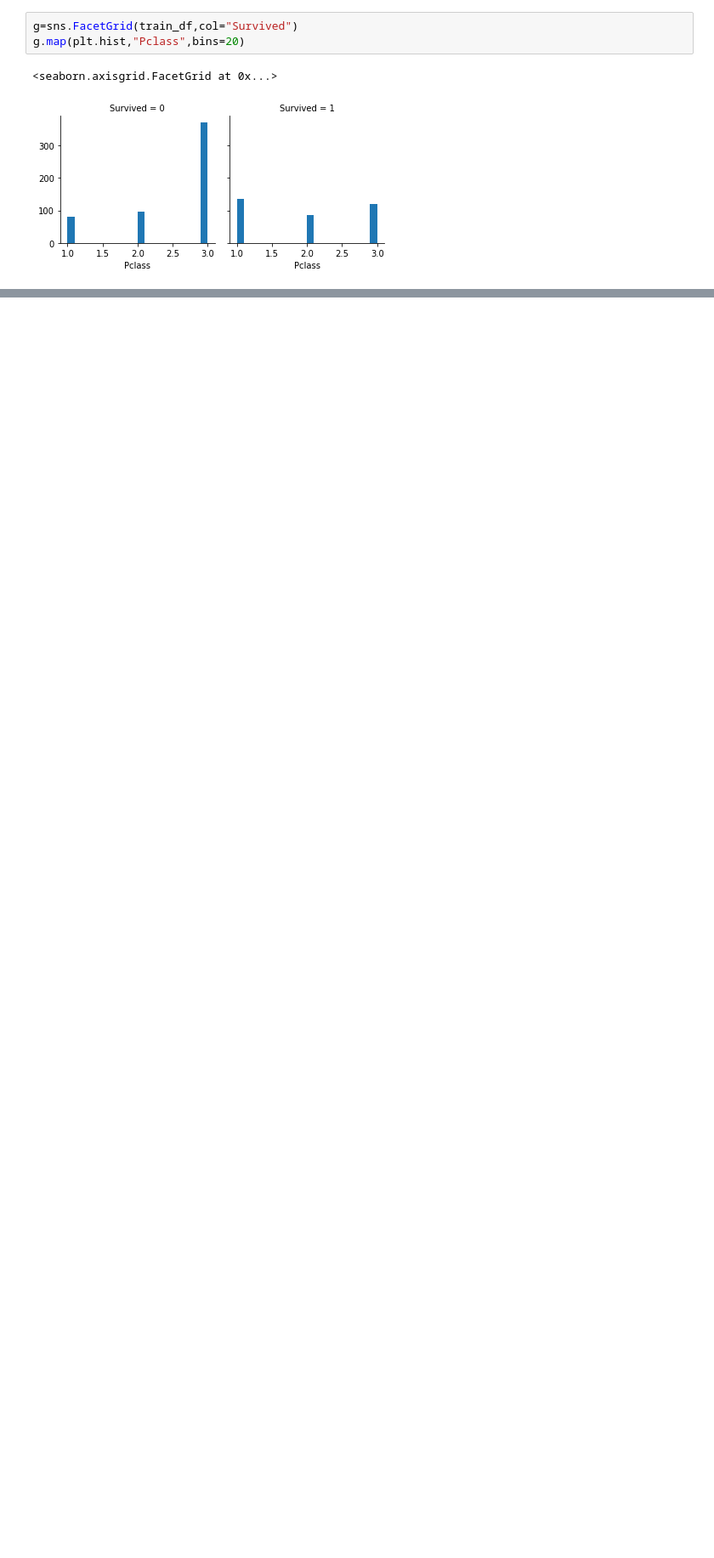
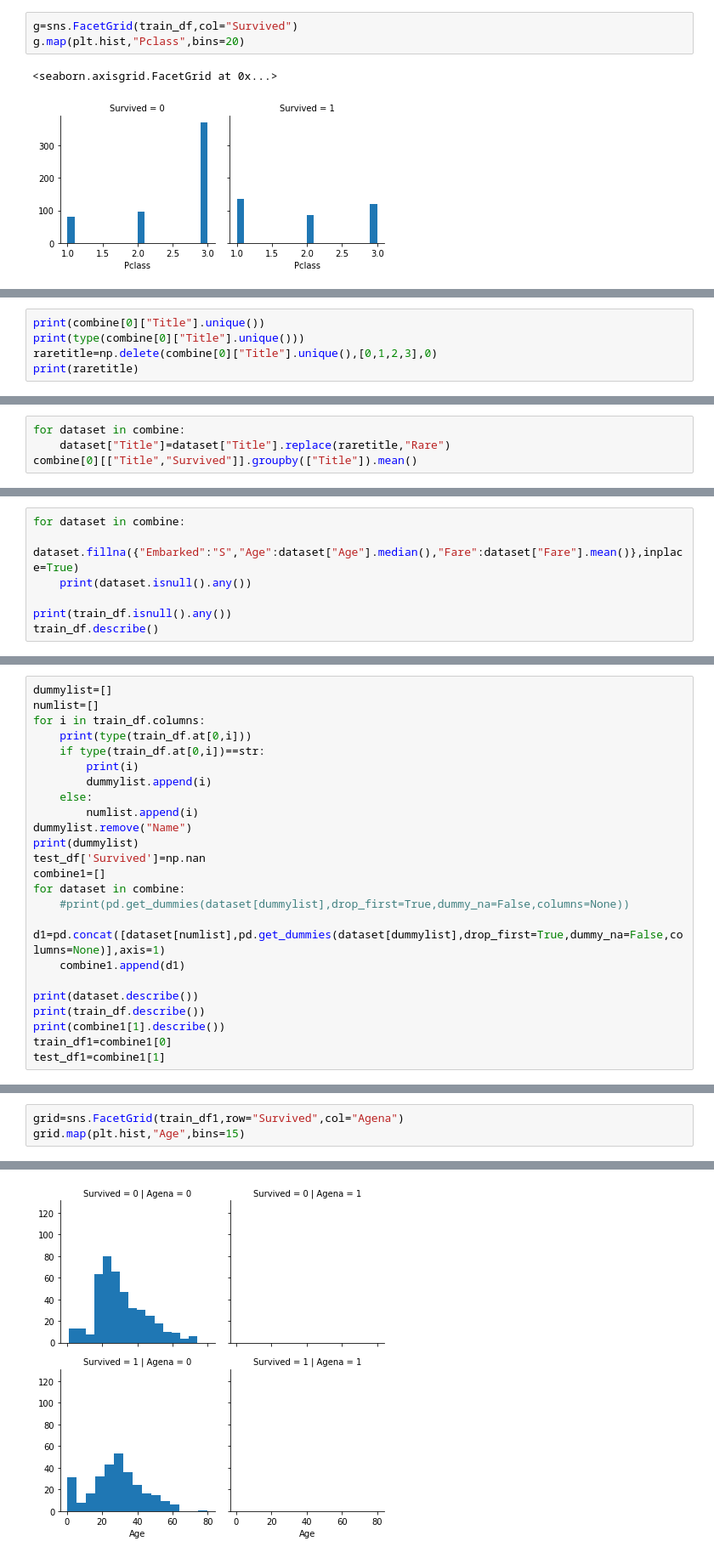
Before and after one commit to mameg2929/kaggle-titanic-py, a Jupyter notebook: tdss.ipynb, the cells around one changed output, grey strips where cells are left out. Shown at 85% size. Drawn from its saved outputs; the diff is of its cells as text; blank space fills up the shorter version.

```diff
--- a/tdss.ipynb
+++ b/tdss.ipynb
@@ -141,0 +198,5 @@ grid.map(plt.hist,"Age",bins=20)
+# %%
+print(combine[0]["Title"].unique())
+print(type(combine[0]["Title"].unique()))
+raretitle=np.delete(combine[0]["Title"].unique(),[0,1,2,3],0)
+print(raretitle)
@@ -141,0 +209,4 @@ grid.map(plt.hist,"Age",bins=20)
+# %%
+for dataset in combine:
+    dataset["Title"]=dataset["Title"].replace(raretitle,"Rare")
+combine[0][["Title","Survived"]].groupby(["Title"]).mean()
@@ -141,0 +266,7 @@ grid.map(plt.hist,"Age",bins=20)
+# %%
+for dataset in combine:
+    dataset.fillna({"Embarked":"S","Age":dataset["Age"].median(),"Fare":dataset["Fare"].mean()},inplace=True)
+    print(dataset.isnull().any())
+
+print(train_df.isnull().any())
+train_df.describe()
@@ -141,0 +307,24 @@ grid.map(plt.hist,"Age",bins=20)
+# %%
+dummylist=[]
+numlist=[]
+for i in train_df.columns:
+    print(type(train_df.at[0,i]))
+    if type(train_df.at[0,i])==str:
+        print(i)
+        dummylist.append(i)
+    else:
+        numlist.append(i)
+dummylist.remove("Name")
+print(dummylist)
+test_df['Survived']=np.nan
+combine1=[]
+for dataset in combine:
+    #print(pd.get_dummies(dataset[dummylist],drop_first=True,dummy_na=False,columns=None))
+    d1=pd.concat([dataset[numlist],pd.get_dummies(dataset[dummylist],drop_first=True,dummy_na=False,columns=None)],axis=1)
+    combine1.append(d1)
+
+print(dataset.describe())
+print(train_df.describe())
+print(combine1[1].describe())
+train_df1=combine1[0]
+test_df1=combine1[1]
@@ -141,0 +349,4 @@ grid.map(plt.hist,"Age",bins=20)
+# %%
+grid=sns.FacetGrid(train_df1,row="Survived",col="Agena")
+grid.map(plt.hist,"Age",bins=15)
+# %% [output]
@@ -141,0 +354 @@ grid.map(plt.hist,"Age",bins=20)
+[figure, added]
```
Also changed, not shown: parts of 19 cells of this notebook, 1 other file.
